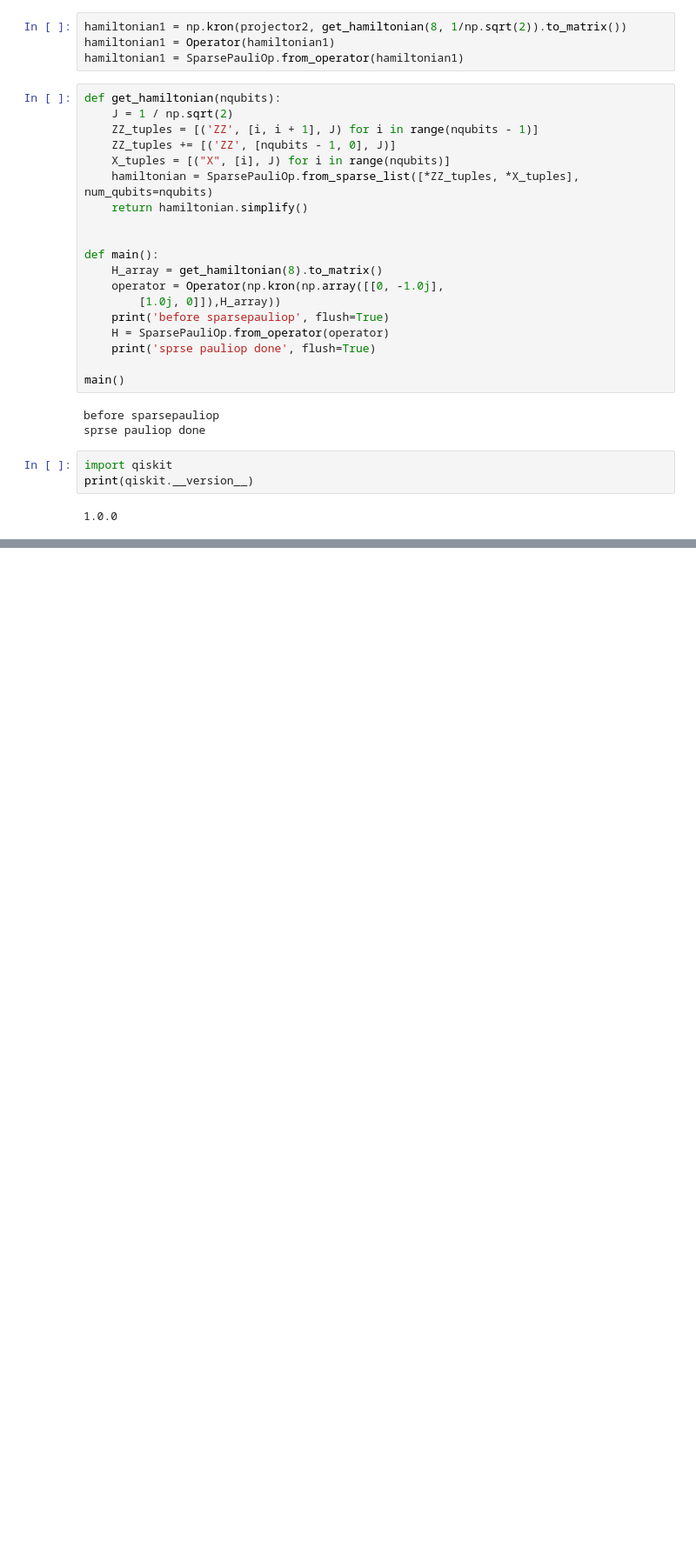
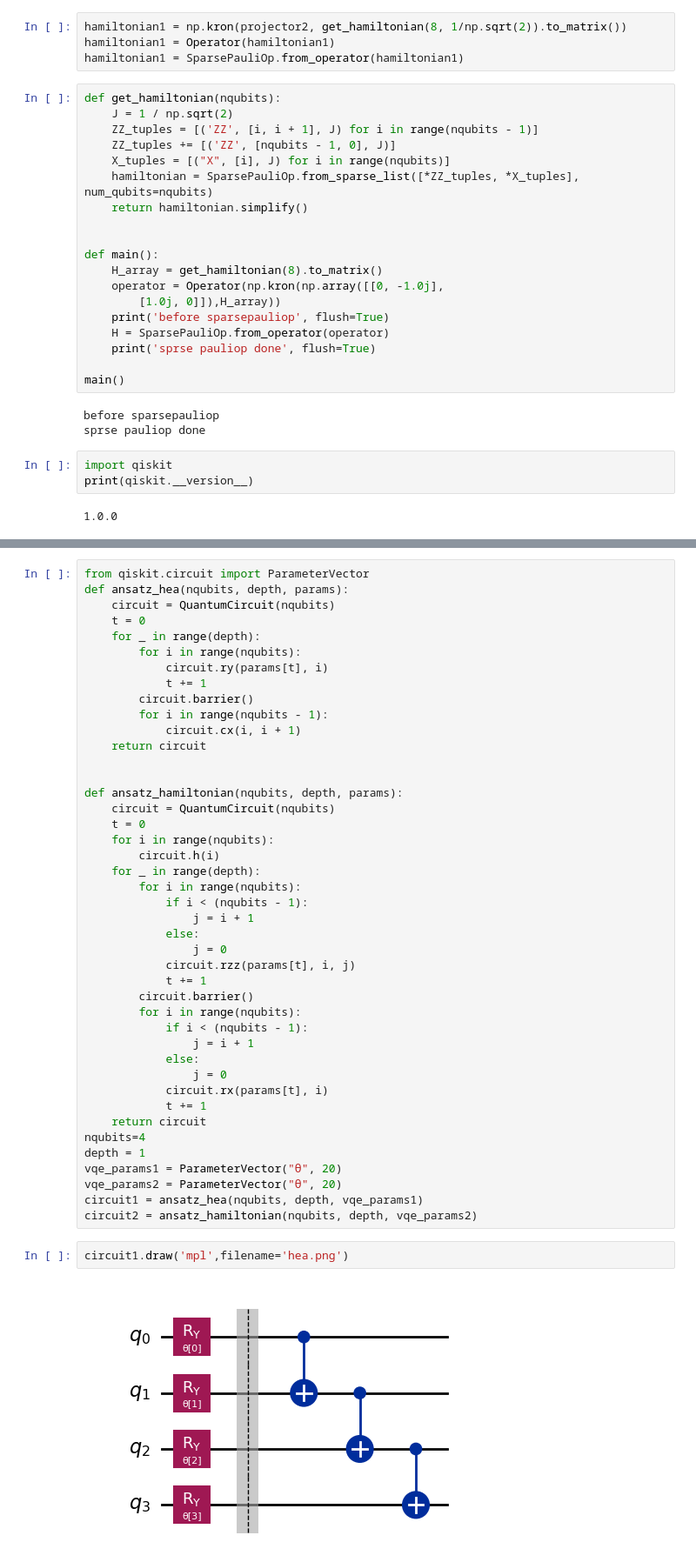
Before and after one commit to schauu/vqe_U, a Jupyter notebook: TrotterQRTE/post-selection with trotter.ipynb, the cells around one changed output, grey strips where cells are left out. Shown: that part at 87% size. Cells and saved outputs as stored; diff of their text form; blank space fills up the shorter version.

```diff
--- a/TrotterQRTE/post-selection with trotter.ipynb
+++ b/TrotterQRTE/post-selection with trotter.ipynb
@@ -668,0 +736,47 @@ print(qiskit.__version__)
+# %%
+from qiskit.circuit import ParameterVector
+def ansatz_hea(nqubits, depth, params):
+    circuit = QuantumCircuit(nqubits)
+    t = 0
+    for _ in range(depth):
+        for i in range(nqubits):
+            circuit.ry(params[t], i)
+            t += 1
+        circuit.barrier()
+        for i in range(nqubits - 1):
+            circuit.cx(i, i + 1)
+    return circuit
+
+
+def ansatz_hamiltonian(nqubits, depth, params):
+    circuit = QuantumCircuit(nqubits)
+    t = 0
+    for i in range(nqubits):
+        circuit.h(i)
+    for _ in range(depth):
+        for i in range(nqubits):
+            if i < (nqubits - 1):
+                j = i + 1
+            else:
+                j = 0
+            circuit.rzz(params[t], i, j)
+            t += 1
+        circuit.barrier()
+        for i in range(nqubits):
+            if i < (nqubits - 1):
+                j = i + 1
+            else:
+                j = 0
+            circuit.rx(params[t], i)
+            t += 1
+    return circuit
+nqubits=4
+depth = 1
+vqe_params1 = ParameterVector("θ", 20)
+vqe_params2 = ParameterVector("θ", 20)
+circuit1 = ansatz_hea(nqubits, depth, vqe_params1)
+circuit2 = ansatz_hamiltonian(nqubits, depth, vqe_params2)
+# %%
+circuit1.draw('mpl',filename='hea.png')
+# %% [output]
+[figure, added]
```
Also changed, not shown: parts of 9 cells of this notebook, 23 other files.
